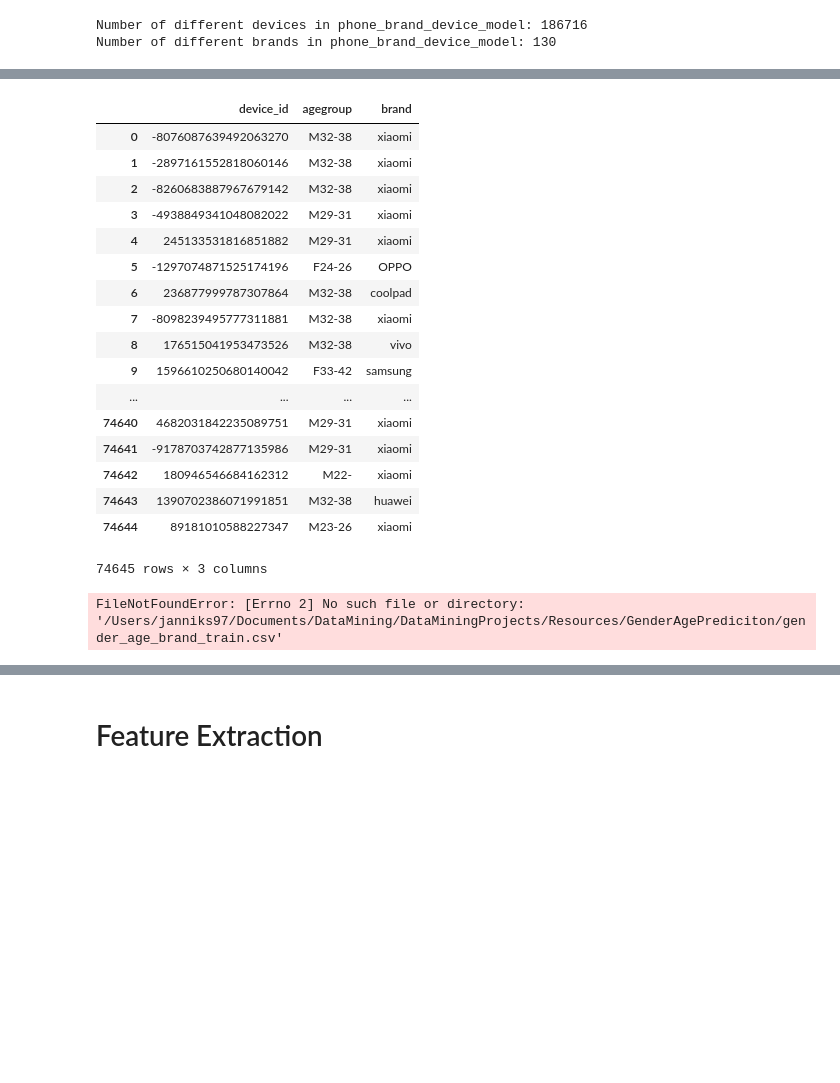
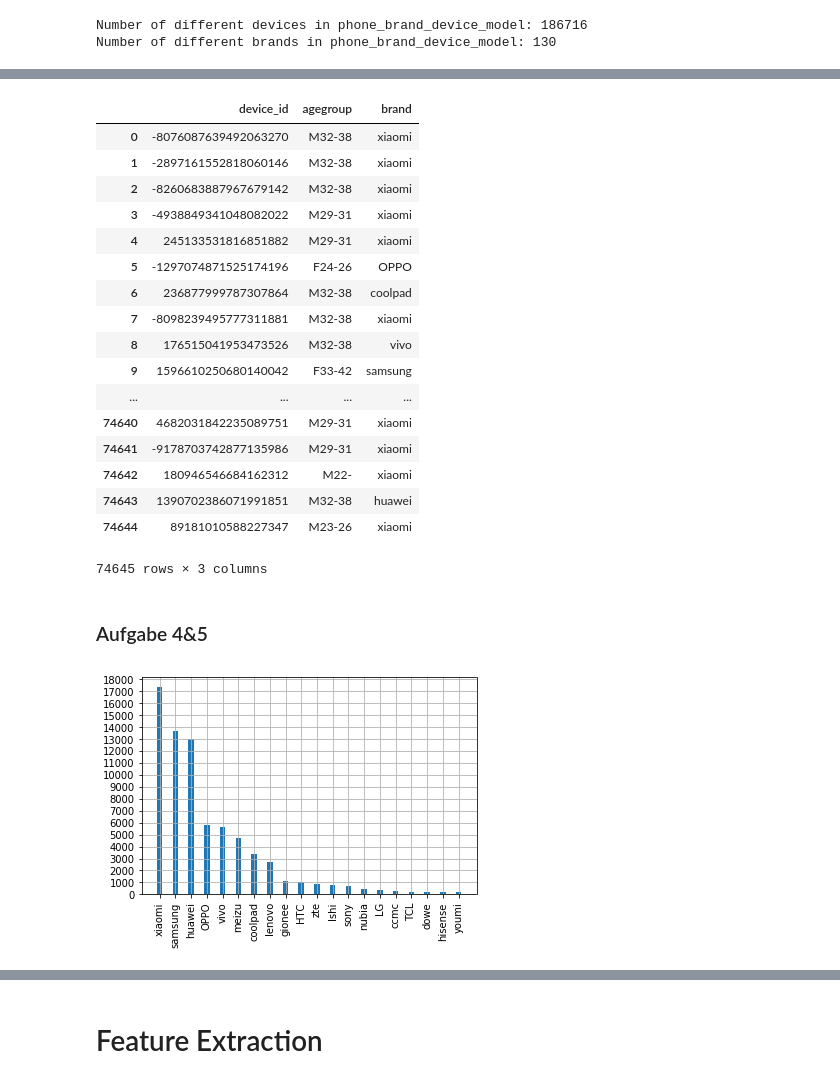
Before and after one commit to codeOfJannik/DataMining_Projects, a Jupyter notebook: task1_MobileUsers/VersuchMobileUsers.ipynb, the cells around one changed output, grey strips where cells are left out. Saved outputs shown, nothing was run; the diff lists cells and outputs as text; code cells hidden in the pictures; blank space fills up the shorter version.

```diff
--- a/task1_MobileUsers/VersuchMobileUsers.ipynb
+++ b/task1_MobileUsers/VersuchMobileUsers.ipynb
@@ -313,8 +320,10 @@ genderAgeTrain_df['brand'] = brandList
 display(genderAgeTrain_df)
 
 # Save Dataframe into CSV File
-resourcePath = os.path.join(os.getcwd()[:-17], "Resources/GenderAgePrediciton/gender_age_brand_train.csv")
-genderAgeTrain_df.to_csv(resourcePath, sep=",", encoding="utf-8")
+resourcePath = (os.getcwd()[:-17])
+genderAgeTrain_df.to_csv(resourcePath + 'Resources/GenderAgePrediction/gender_age_brand_train.csv',
+                         sep=",",
+                         encoding="utf-8")
 # %% [output]
 |  | device_id | agegroup | brand |
 | 0 | -8076087639492063270 | M32-38 | xiaomi |
@@ -334,16 +343,20 @@ genderAgeTrain_df.to_csv(resourcePath, sep=",", encoding="utf-8")
 | 74643 | 1390702386071991851 | M32-38 | huawei |
 | 74644 | 89181010588227347 | M23-26 | xiaomi |
 74645 rows × 3 columns
-FileNotFoundError: [Errno 2] No such file or directory: '/Users/janniks97/Documents/DataMining/DataMiningProjects/Resources/GenderAgePrediciton/gender_age_brand_train.csv'
+# %% [markdown]
+### Aufgabe 4&5
 # %%
 numberDevicesBrand = genderAgeTrain_df['brand'].value_counts()
 
 x = np.array(numberDevicesBrand.index[0:20])
 y = np.array(numberDevicesBrand.values[0:20])
 ind = np.arange(len(x))
+plt.figure(figsize=(20, 10), dpi=80)
 plt.bar(ind, y, 0.35)
 plt.xticks(ind, x, rotation=90)
 plt.yticks(np.arange(0, 19000, 1000))
 plt.grid(True)
 
 plt.show()
+# %% [output]
+[figure, added]
```
Also changed, not shown: parts of 36 cells of this notebook, 6 other files.
